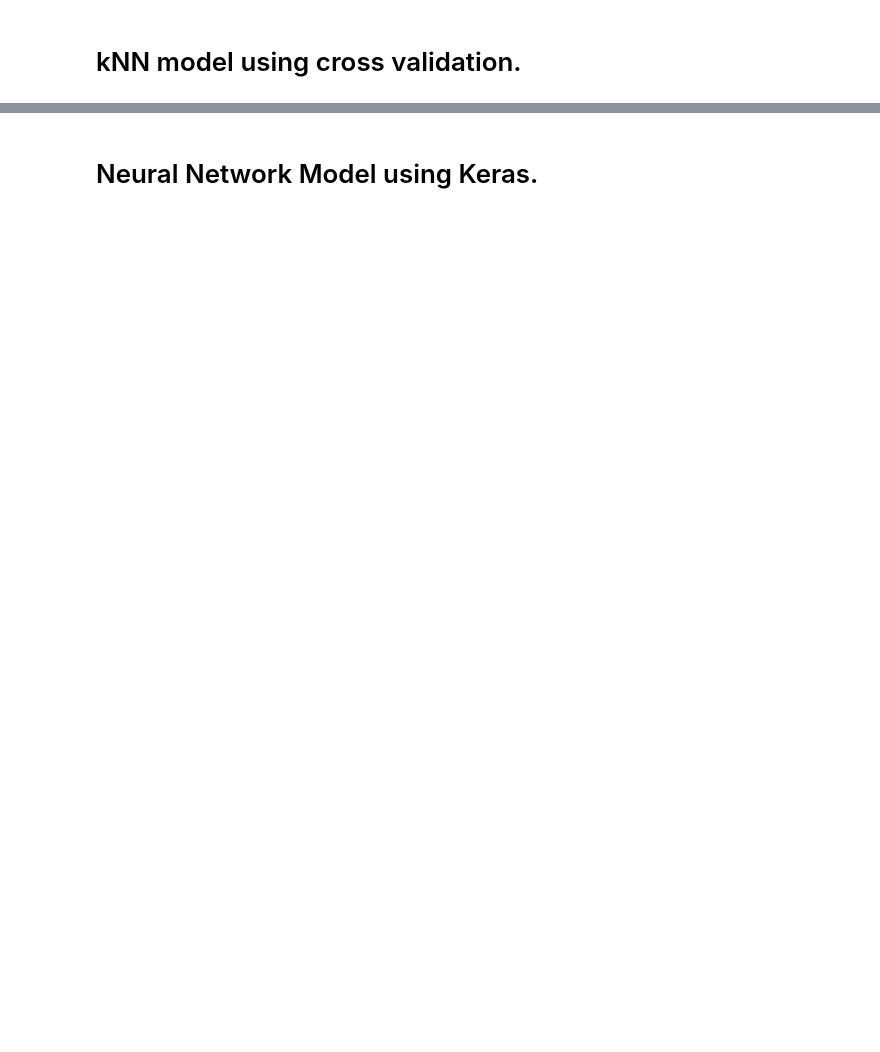
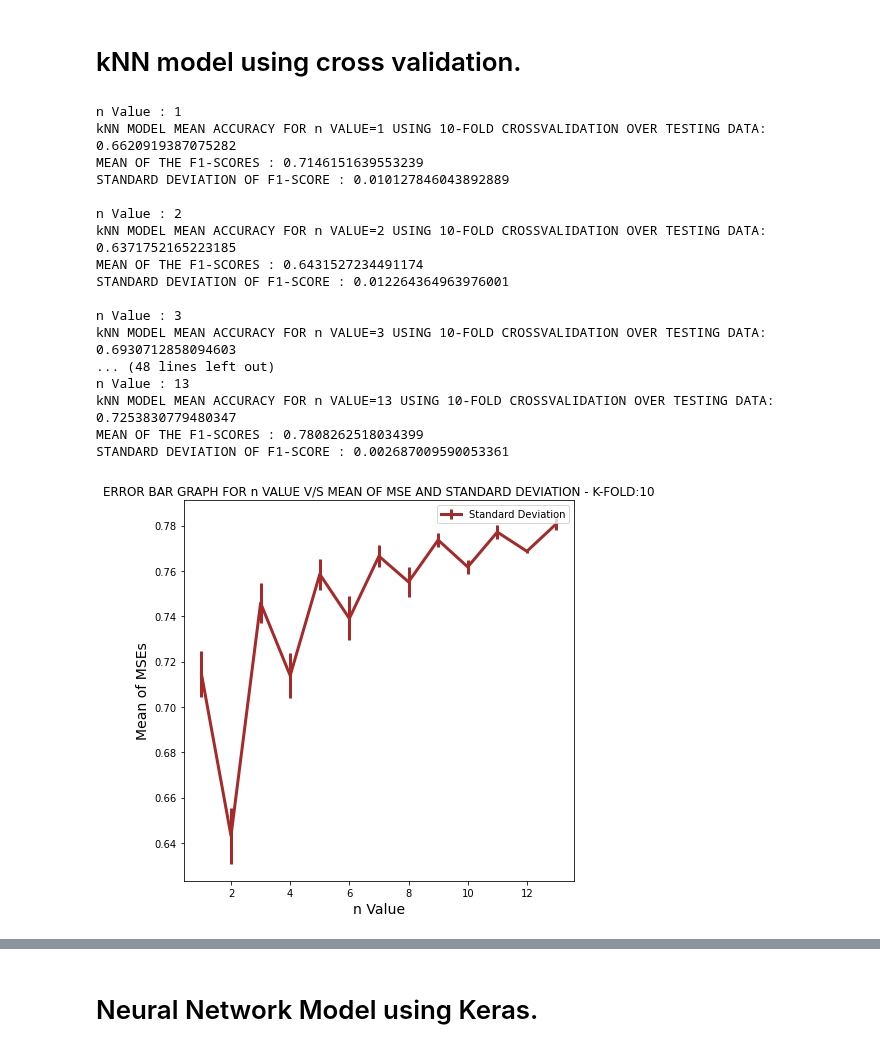
Before and after one commit to siddhesh21/Dublin-Rainfall-Analysis-Predictions, a Jupyter notebook: final_assignment/Rain_Prediction_Dublin.ipynb, the cells around one changed output, grey strips where cells are left out. Cells and saved outputs as stored; diff of their text form; code cells hidden in the pictures; blank space fills up the shorter version.

```diff
--- a/final_assignment/Rain_Prediction_Dublin.ipynb
+++ b/final_assignment/Rain_Prediction_Dublin.ipynb
@@ -554,37 +635,55 @@ print("Recall: ", metrics.recall_score(target_Arr, y_pred_SVM))
 # kNN model using cross validation.
 # %%
 neigh_arr = [1,2,3,4,5,6,7,8,9,10,11,12,13]
-mean_error=[]
+f1_score=[]
 std_error=[]
 mean_accuracy = []
 for neigh_size in neigh_arr:
     kfold_n = 10
     kfold = KFold(n_splits=kfold_n)
     model = KNeighborsClassifier(n_neighbors=neigh_size)
     temp=[]
     temp_acc = []
     for train, test in kfold.split(norm_training_data):
         model.fit(norm_training_data[train], target_Arr[train])
         ypred = model.predict(norm_training_data[test])
-        temp.append(mean_squared_error(target_Arr[test],ypred))
         temp_acc.append(accuracy_score(target_Arr[test],ypred))
         ypred = model.predict(norm_training_data)
     mean_accuracy.append(np.array(temp_acc).mean())
-    mean_error.append(np.array(temp).mean())
-    std_error.append((np.array(temp).std()))
-    print("N Value :",neigh_size)
-    print("kNN MEAN ACCURACY FOR N=%d USING 10-FOLD CROSSVALIDATION OVER TESTING DATA: "%neigh_size,mean_accuracy[-1])
-    print("MEAN SQUARE ERROR(MSE) VALUES :", temp)
-    print("MEAN OF THE MSEs :",mean_error[-1])
-    print("STANDARD DEVIATION OF THE MSEs :",std_error[-1],"\n")
+    scores = cross_val_score(model,norm_training_data[train],target_Arr[train], cv=5, scoring='f1')
+    f1_score.append(np.array(scores).mean())
+    std_error.append(np.array(scores).std())
+    print("n Value :",neigh_size)
+    print("kNN MODEL MEAN ACCURACY FOR n VALUE=%d USING 10-FOLD CROSSVALIDATION OVER TESTING DATA: "%neigh_size,mean_accuracy[-1])
+    print("MEAN OF THE F1-SCORES :",f1_score[-1])
+    print("STANDARD DEVIATION OF F1-SCORE :",std_error[-1],"\n")
 
 plt.figure(figsize=(7,7))
-plt.errorbar(neigh_arr,mean_error,yerr=std_error,linewidth=3, color = "brown")
+plt.errorbar(neigh_arr,f1_score,yerr=std_error,linewidth=3, color = "brown")
 plt.xlabel('n Value', fontsize = 14)
 plt.ylabel('Mean of MSEs', fontsize = 14)
 plt.title("ERROR BAR GRAPH FOR n VALUE V/S MEAN OF MSE AND STANDARD DEVIATION - K-FOLD:%s"%str(kfold_n))
 plt.legend(["Standard Deviation"], bbox_to_anchor=(1, 1))
 plt.show()
+# %% [output]
+n Value : 1
+kNN MODEL MEAN ACCURACY FOR n VALUE=1 USING 10-FOLD CROSSVALIDATION OVER TESTING DATA:  0.6620919387075282
+MEAN OF THE F1-SCORES : 0.7146151639553239
+STANDARD DEVIATION OF F1-SCORE : 0.010127846043892889
+
+n Value : 2
+kNN MODEL MEAN ACCURACY FOR n VALUE=2 USING 10-FOLD CROSSVALIDATION OVER TESTING DATA:  0.6371752165223185
+MEAN OF THE F1-SCORES : 0.6431527234491174
+STANDARD DEVIATION OF F1-SCORE : 0.012264364963976001
+
+n Value : 3
+kNN MODEL MEAN ACCURACY FOR n VALUE=3 USING 10-FOLD CROSSVALIDATION OVER TESTING DATA:  0.6930712858094603
+... (48 lines left out)
+n Value : 13
+kNN MODEL MEAN ACCURACY FOR n VALUE=13 USING 10-FOLD CROSSVALIDATION OVER TESTING DATA:  0.7253830779480347
+MEAN OF THE F1-SCORES : 0.7808262518034399
+STANDARD DEVIATION OF F1-SCORE : 0.002687009590053361
+[figure, added]
 # %%
 kNN_Model = KNeighborsClassifier(n_neighbors=7)
 kNN_Model.fit(norm_training_data, target_Arr)
```
Also changed, not shown: parts of 19 cells of this notebook.
